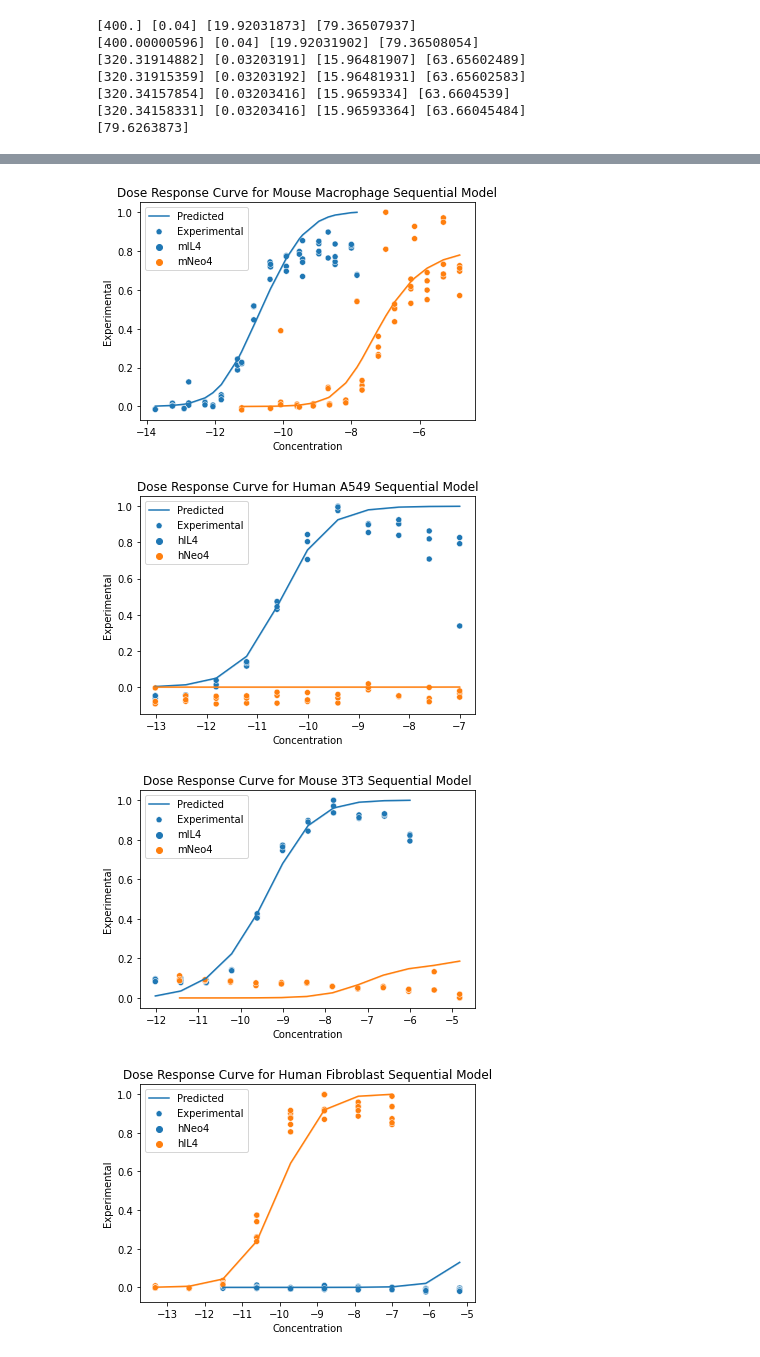
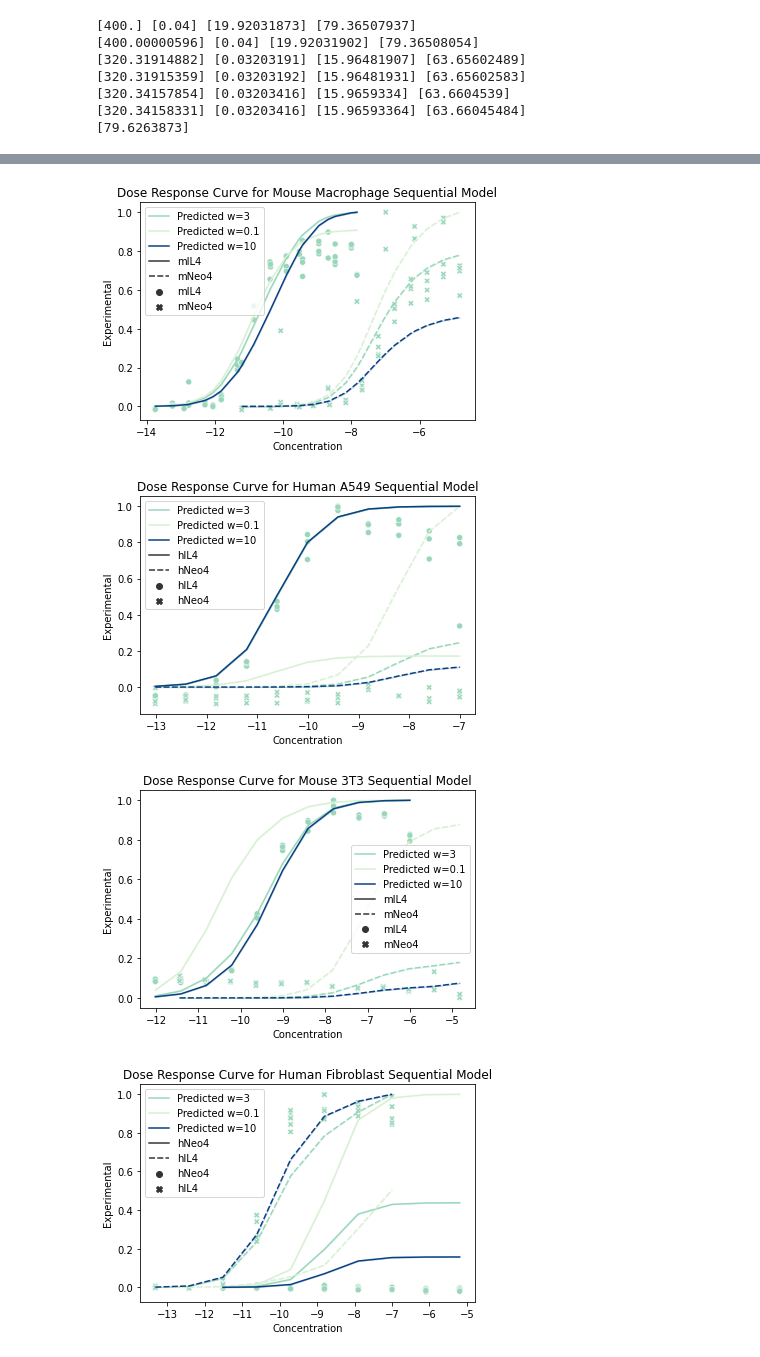
Before and after one commit to meyer-lab/IL4-model, a Jupyter notebook: polyc.ipynb, the cells around one changed output, grey strips where cells are left out. Saved outputs shown, nothing was run; the diff lists cells and outputs as text; code cells hidden in the pictures.

```diff
--- a/polyc.ipynb
+++ b/polyc.ipynb
@@ -58,20 +31,0 @@ array([1.38819041e+19, 3.02525356e+06, 2.19780127e+00, 1.63178099e+02,
-# %%
-xOptimal = [ 2.16130122, -5.77796883, 0.77308023, 0.39641723, -3.22941785, 3.05773702, -6.6706885, 0.9853207, -0.37734673, -3.02763654, 3.95854936, 2.]
-
-xOptimal = [ 2.83023565, -6.37006899, -0.25114767 , 1.18593169, -3.40644229, 0.34760604, -6.54557802, 1.99042059, -0.74369221, -3.37613394, 3.6482964, 2.00748256]
-
-
-print(residsSeq(xOptimal, False))
-modelDF = residsSeq(xOptimal, True)
-print(r2_score(modelDF.Experimental.values, modelDF.Predicted.values))
-
-for cell in modelDF.Cell.unique():
-    for animal in modelDF.loc[modelDF.Cell == cell].Animal.unique():
-        isoData = modelDF.loc[(modelDF.Cell == cell) & (modelDF.Animal == animal)]
-        fig, ax = plt.subplots()
-        sns.scatterplot(data=isoData, x="Concentration", y="Experimental", label="Experimental", hue="Ligand")
-        sns.lineplot(data=isoData, x="Concentration", y="Predicted", label="Predicted", hue="Ligand")
-        ax.set_title("Dose Response Curve for " + animal + " " + cell)
-        handles, labels = ax.get_legend_handles_labels()
-        ax.legend([handles[0]] + handles[4::], [labels[0]] + labels[4::])
-        #plt.savefig("UnConstrained"+animal+cell+".svg")
@@ -116,17 +58,46 @@ print(SignalingFunc(IL4Ra, KDs, recs, conc, 1))
 [79.6263873]
 # %%
 xOptimal = pd.read_csv("src/data/CurrentFitSeq.csv").x.values
+
+
+#Generate range of xOptimals
+xOpts = [xOptimal]
+
+weights = [0.1,10]
+
+for weight in weights:
+    xOptimal_new = np.copy(xOptimal)
+    xOptimal_new[0] = weight
+    xOpts.append(xOptimal_new)
+
+#print("xOpts Length "+ str(len(xOpts)))
+#Generate range of models
 modelDF = residsSeq(xOptimal, True)
 print(r2_score(modelDF.Experimental.values, modelDF.Predicted.values))
 
+modelDFs = [modelDF]
+
+for i in range(1,len(xOpts)):
+    modelDF_new = residsSeq(xOpts[i], True)
+    modelDFs.append(modelDF_new)
+
+#print("modelDFs Length "+ str(len(modelDFs)))
+
+
 for cell in modelDF.Cell.unique():
     for animal in modelDF.loc[modelDF.Cell == cell].Animal.unique():
+        weights = [3,0.1,10]
         isoData = modelDF.loc[(modelDF.Cell == cell) & (modelDF.Animal == animal)]
+        #sns.set_palette("Paired")
         fig, ax = plt.subplots()
-        sns.scatterplot(data=isoData, x="Concentration", y="Experimental", label="Experimental", hue="Ligand")
-        sns.lineplot(data=isoData, x="Concentration", y="Predicted", label="Predicted", hue="Ligand")
+        sns.scatterplot(data=isoData, x="Concentration", y="Experimental", label="Experimental", style="Ligand",palette="GnBu", hue=3,hue_norm=(-2,10))
+        for i, modelDF_ in enumerate(modelDFs):
+            isoData_ = modelDF_.loc[(modelDF_.Cell == cell) & (modelDF_.Animal == animal)]
+            sns.lineplot(data=isoData_, x="Concentration", y="Predicted", label="Predicted W="+str(weights[i]), style="Ligand", palette="GnBu", hue=weights[i], hue_norm=(-2,10))
         ax.set_title("Dose Response Curve for " + animal + " " + cell + " Sequential Model")
         handles, labels = ax.get_legend_handles_labels()
-        ax.legend([handles[0]] + handles[4::], [labels[0]] + labels[4::])
+        #print(handles)
+        #print(labels)
+        ax.legend([handles[2]] + [handles[7]] + [handles[12]]+ handles[13:15] + handles[17::], ["Predicted w=3"] + ["Predicted w=0.1"] + ["Predicted w=10"] + labels[13:15] + labels[17::])
         #plt.savefig("UnConstrained"+animal+cell+".svg")
 # %% [output]
@@ -136,4 +114,4 @@ for cell in modelDF.Cell.unique():
-[figure, old version]
+[figure, new version]
-[figure, old version]
+[figure, new version]
-[figure, old version]
+[figure, new version]
-[figure, old version]
+[figure, new version]
```
Also changed, not shown: parts of 7 cells of this notebook.
